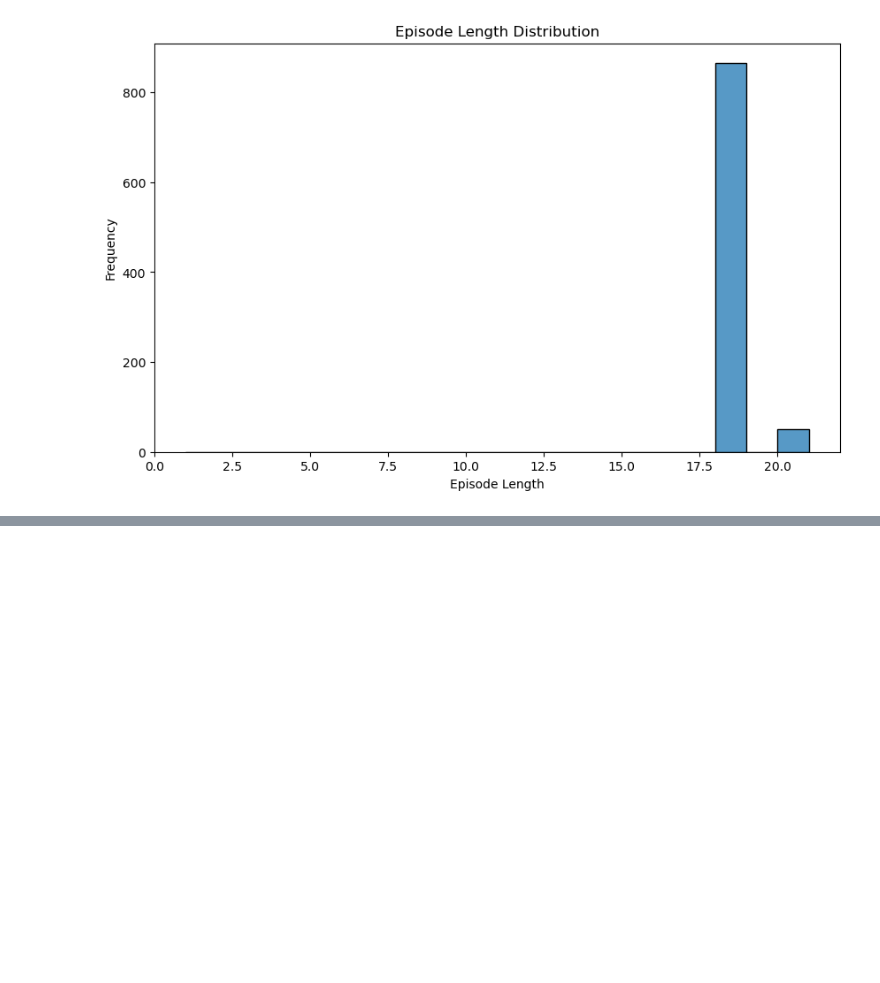
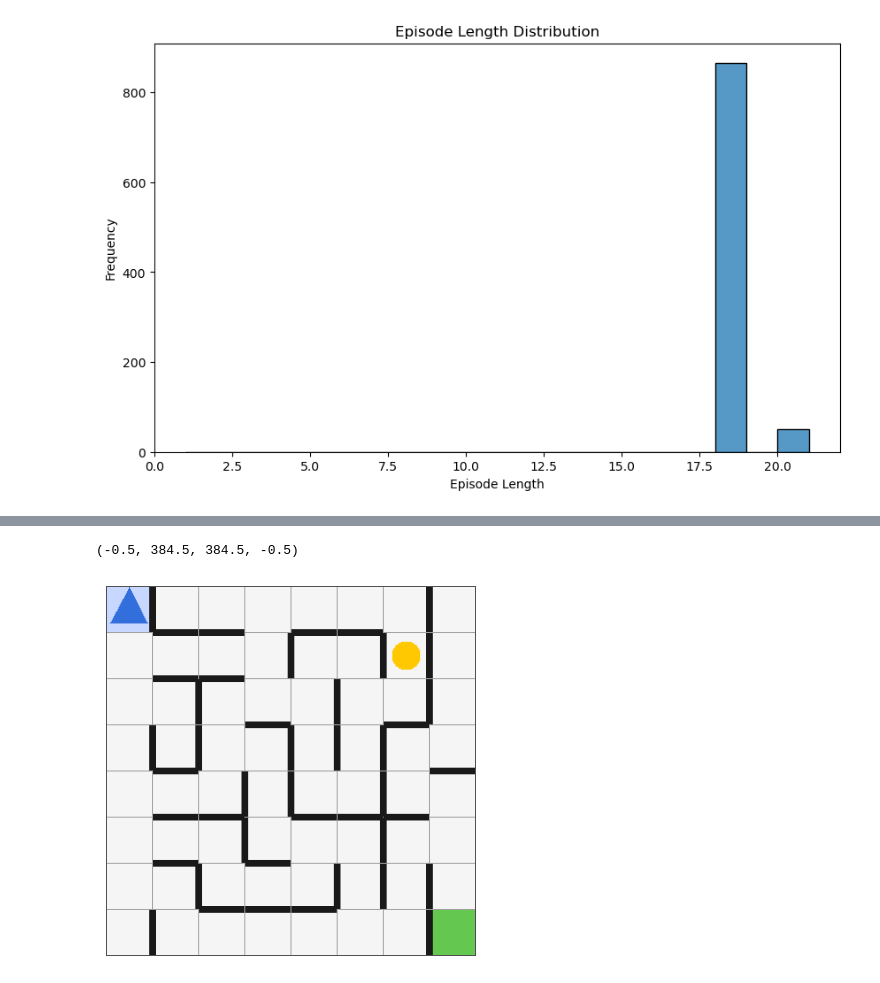
Before and after one commit to Oleg20502/tabular-gridworld-agent, a Jupyter notebook: notebooks/test.ipynb, the cells around one changed output, grey strips where cells are left out. Drawn from its saved outputs; the diff is of its cells as text; code cells hidden in the pictures; blank space fills up the shorter version.

```diff
--- a/notebooks/plots.ipynb
+++ b/notebooks/test.ipynb
@@ -29,0 +51,10 @@ plt.show()
+# %%
+env = GridWorldWithWallsEnv(n=8, wall_frac=0.4, seed_walls=1, render_mode="rgb_array")
+env.reset()
+img = env.render()   # np.ndarray (385, 385, 3)
+
+import matplotlib.pyplot as plt
+plt.imshow(img); plt.axis("off")
+# %% [output]
+(-0.5, 384.5, 384.5, -0.5)
+[figure, added]
```
Also changed, not shown: parts of 3 cells of this notebook, 14 other files.
